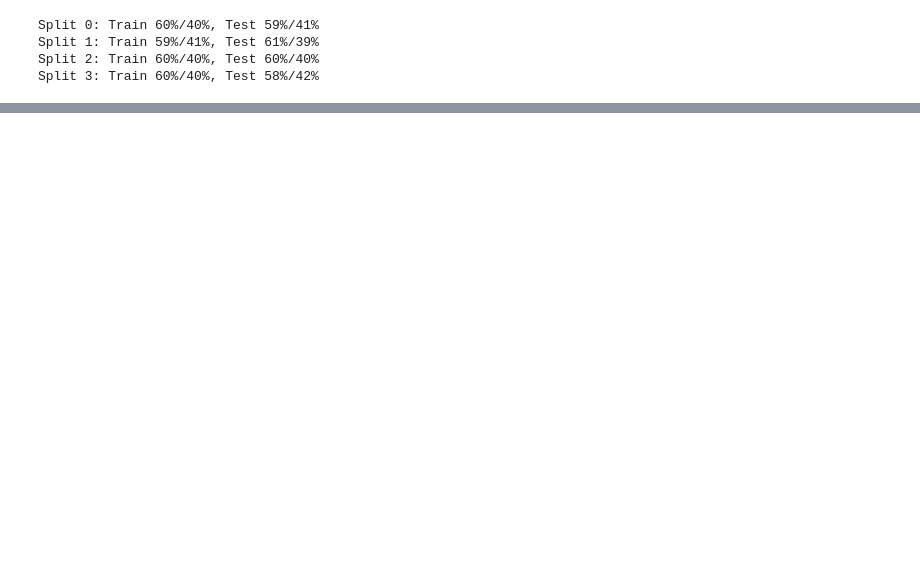
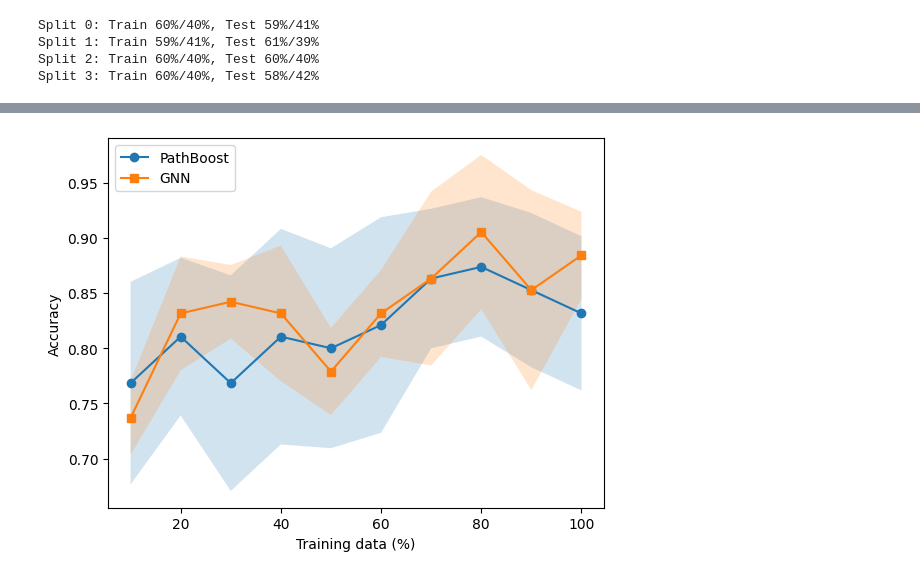
Before and after one commit to Claudio-Me/Path_Based_Gradient_Boosting_for_Graph_Based_Prediction, a Jupyter notebook: subsample_dataset/analyze_splits.ipynb, the cells around one changed output, grey strips where cells are left out. Drawn from its saved outputs; the diff is of its cells as text; code cells hidden in the pictures; blank space fills up the shorter version.

```diff
--- a/subsample_dataset/analyze_splits.ipynb
+++ b/subsample_dataset/analyze_splits.ipynb
@@ -4,5 +36,7 @@
 from splitter import create_dataset_splits
 import numpy as np
 
-splits, graphs, labels = create_dataset_splits('PROTEINS_full', n_splits=4, test_size=0.1)
+dataset_name = 'PROTEINS_full'  # PROTEINS_full MUTAG SYNTHETIC AIDS
+
+splits, graphs, labels = create_dataset_splits(dataset_name, n_splits=4, test_size=0.1)
 # %% [output]
@@ -54,0 +127,4 @@ Subsampling analysis (Split 0):
+# %%
+from run_evaluation import run_evaluation
+
+results = run_evaluation(dataset=dataset_name, n_splits=5)  # PROTEINS_full
@@ -54,0 +155,10 @@ Subsampling analysis (Split 0):
+# %%
+import json
+from run_evaluation import plot_results
+
+with open(dataset_name + '_results.json') as f:
+    results = json.load(f)
+
+plot_results(results)
+# %% [output]
+[figure, added]
```
Also changed, not shown: parts of 12 cells of this notebook, 5 other files.
